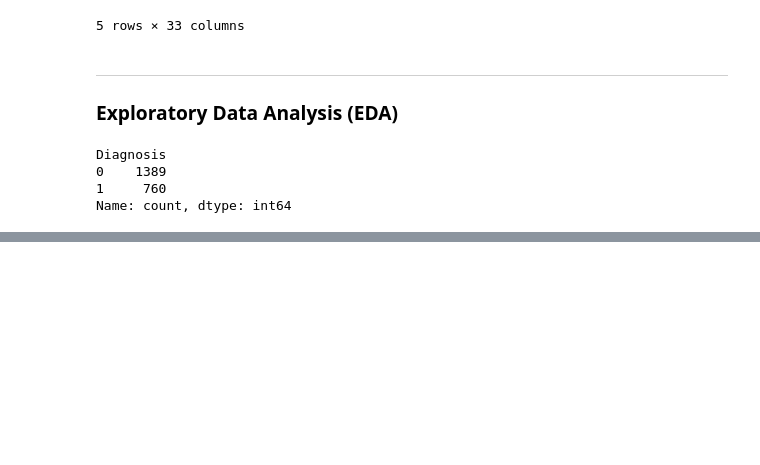
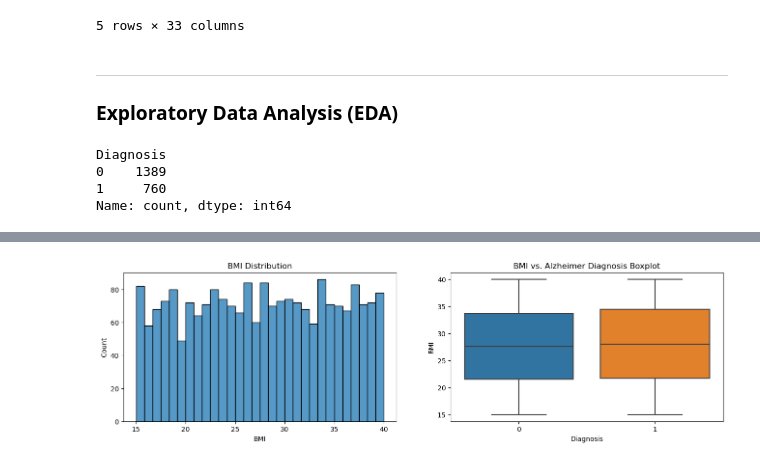
Before and after one commit to Project-4-Team-2/Project-4-Team-2, a Jupyter notebook: alzheimer_analysis_pre.ipynb, the cells around one changed output, grey strips where cells are left out. Cells and saved outputs as stored; diff of their text form; code cells hidden in the pictures; blank space fills up the shorter version.

```diff
--- a/alzheimer_analysis_pre.ipynb
+++ b/alzheimer_analysis_pre.ipynb
@@ -197,0 +228,13 @@ Name: count, dtype: int64
+# %%
+# Examine how BMI is correlate with Alzheimer's
+
+fig, axes = plt.subplots(1,2, figsize=(16,4))
+
+sns.histplot(x=alzheimer_df["BMI"], data=alzheimer_df, bins=30, ax=axes[0])
+axes[0].set_title("BMI Distribution")
+
+sns.boxplot(y=alzheimer_df["BMI"], x="Diagnosis", data=alzheimer_df, ax=axes[1])
+axes[1].set_title("BMI vs. Alzheimer Diagnosis Boxplot")
+plt.show()
+# %% [output]
+[figure, added]
```
Also changed, not shown: parts of 5 cells of this notebook.
